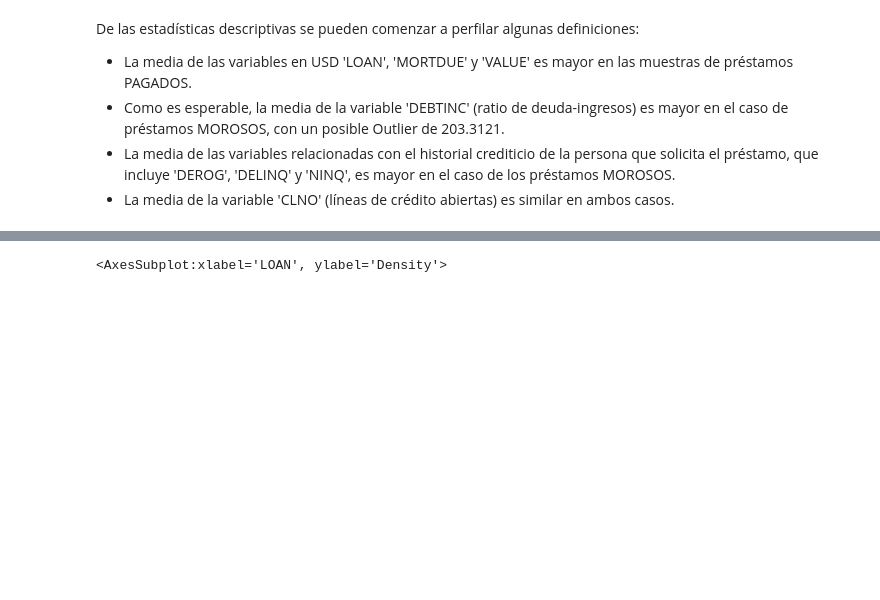
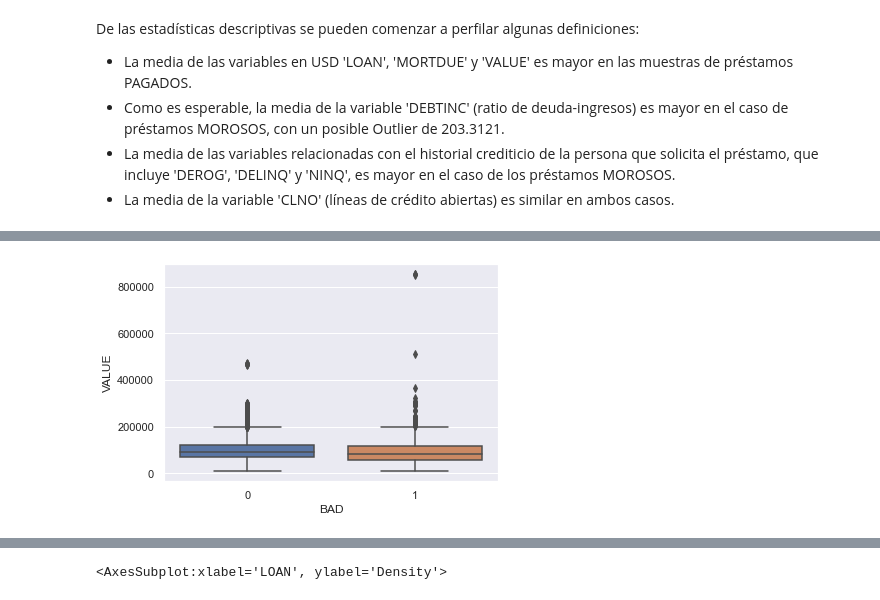
Before and after one commit to HelgaZambrana/data-science-coderhouse, a Jupyter notebook: ProyectoFinal_RiesgoCrediticio.ipynb, the cells around one changed output, grey strips where cells are left out. Cells and saved outputs as stored; diff of their text form; code cells hidden in the pictures; blank space fills up the shorter version.

```diff
--- a/ProyectoFinal_RiesgoCrediticio.ipynb
+++ b/ProyectoFinal_RiesgoCrediticio.ipynb
@@ -428,0 +435,4 @@ De las estadísticas descriptivas se pueden comenzar a perfilar algunas definici
+# %%
+fig = sns.boxplot(x='BAD', y='VALUE', data = train_df)
+# %% [output]
+[figure, added]
```
Also changed, not shown: parts of 10 cells of this notebook.
